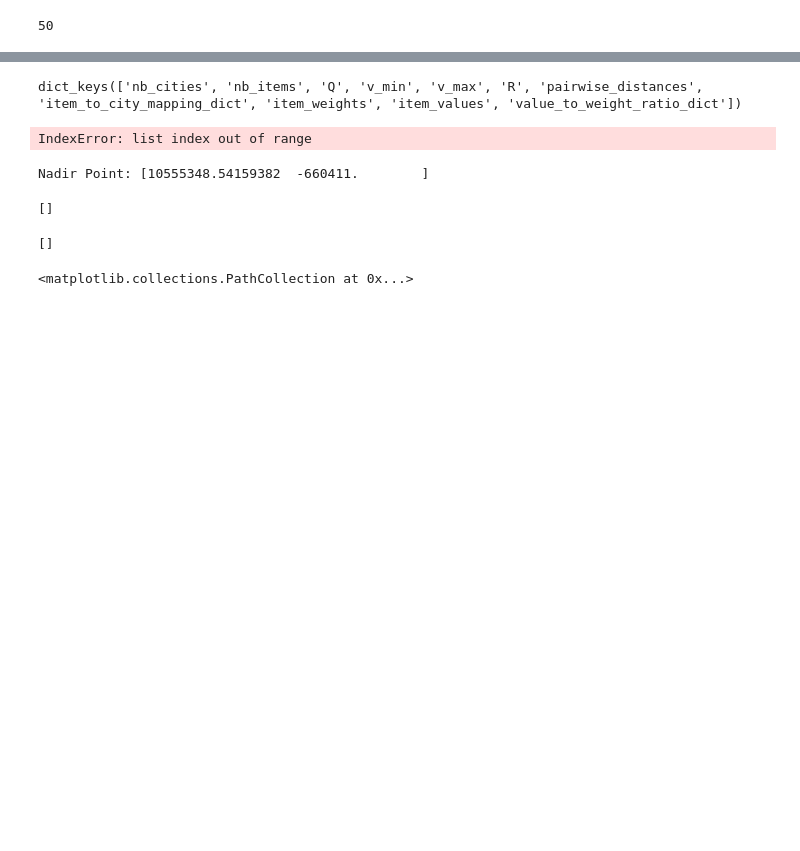
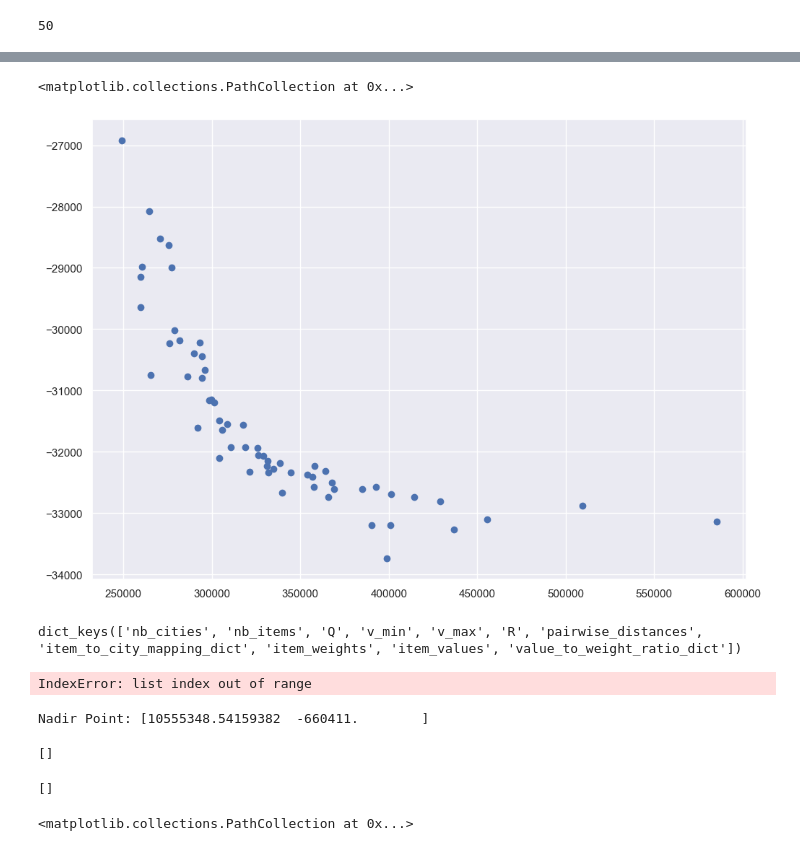
Before and after one commit to Coreopsis-cyber/Travelling-Thief-Problem, a Jupyter notebook: code/solution_representation_and_fitness.ipynb, the cells around one changed output, grey strips where cells are left out. Cells and saved outputs as stored; diff of their text form; code cells hidden in the pictures; blank space fills up the shorter version.

```diff
--- a/code/solution_representation_and_fitness.ipynb
+++ b/code/solution_representation_and_fitness.ipynb
@@ -981,3 +1078,9 @@ plt.scatter([sol.tour_cost for sol in population], [-1 * sol.packing_plan_cost f
+# %%
+plt.scatter([sol.tour_cost for sol in population], [-1 * sol.packing_plan_cost for sol in population])
+# plt.scatter([sol.tour_cost for sol in get_pareto_front(p)], [-1 * sol.packing_plan_cost for sol in p])
+# %% [output]
+<matplotlib.collections.PathCollection at 0x...>
+[figure, added]
 # %%
 a280_n1395.keys()
 # %% [output]
```
Also changed, not shown: parts of 25 cells of this notebook, 2 other files.
